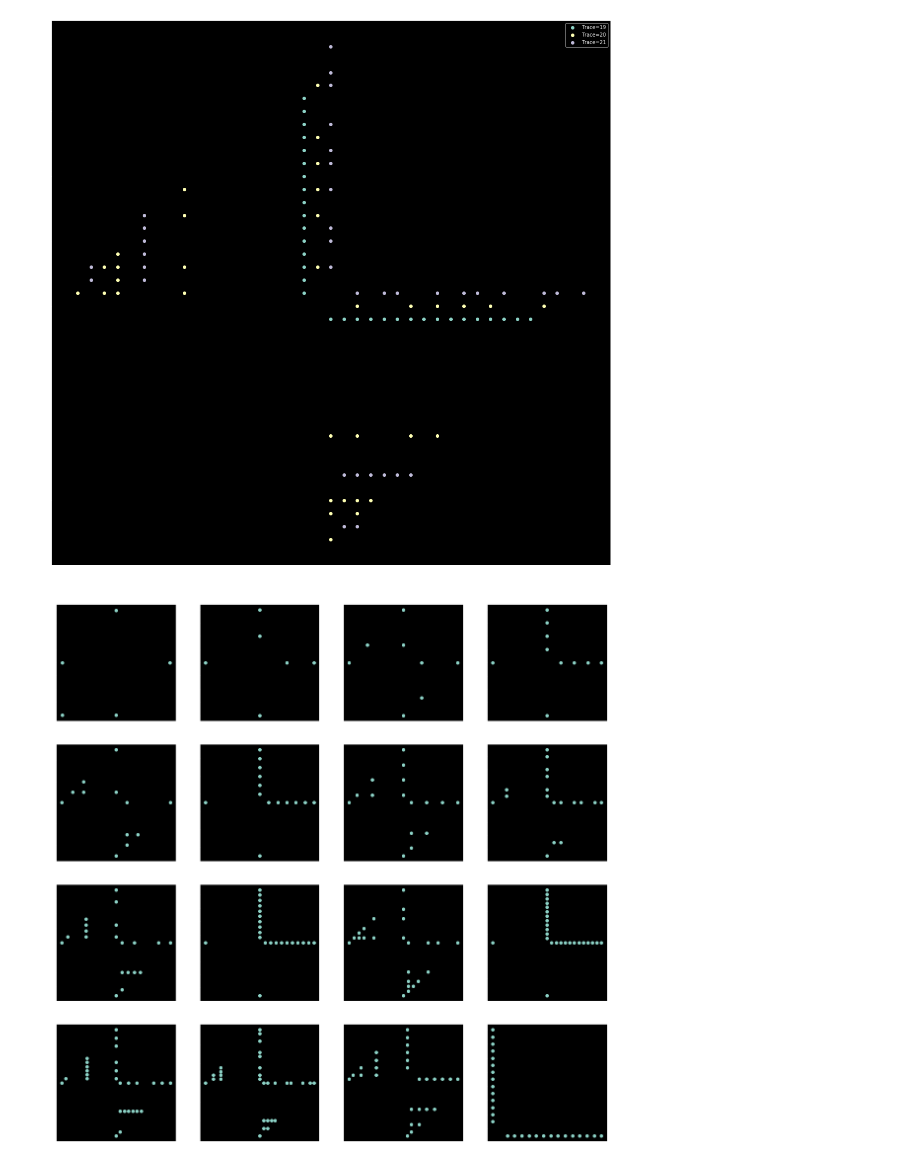
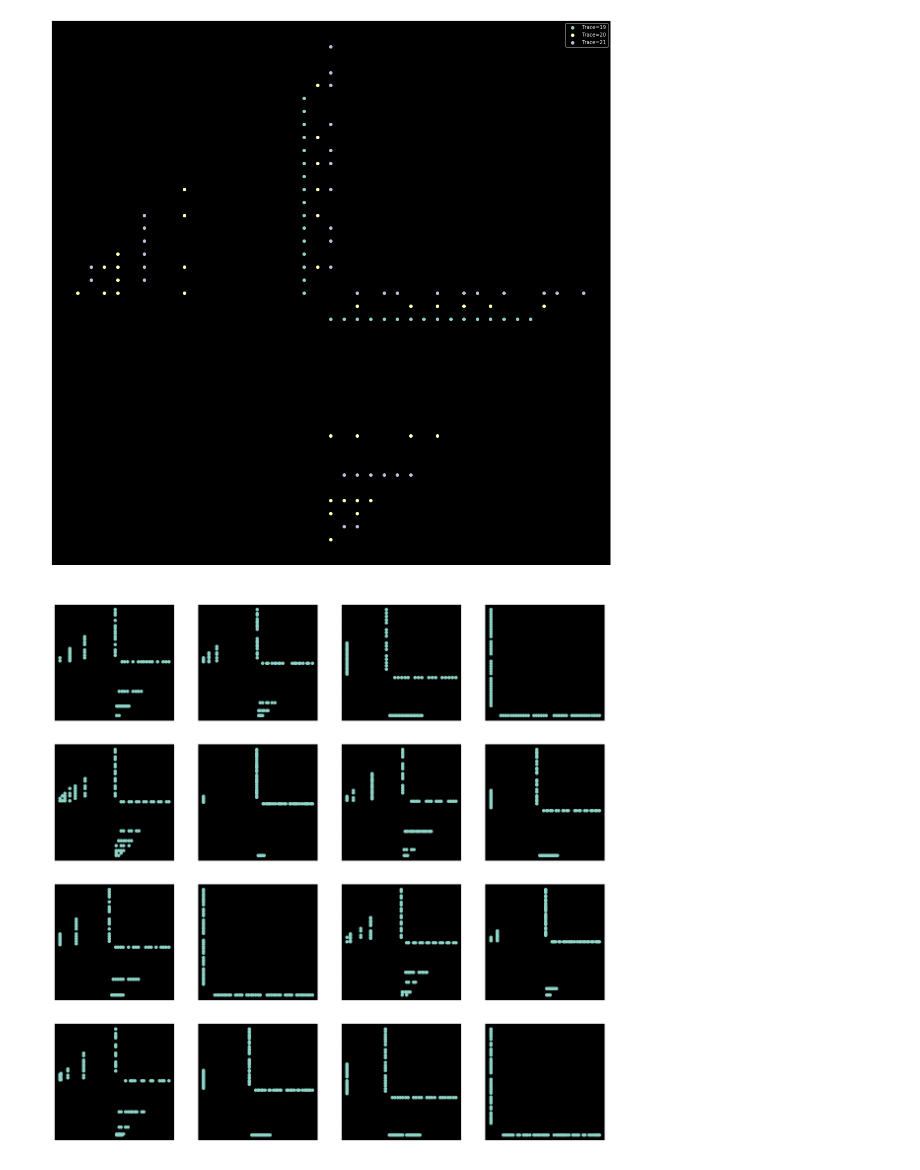
Before and after one commit to tcosmo/groupeModulaire, a Jupyter notebook: Visu.ipynb, the cells around one changed output. Drawn from its saved outputs; the diff is of its cells as text; code cells hidden in the pictures.

```diff
--- a/Visu.ipynb
+++ b/Visu.ipynb
@@ -140,12 +140,13 @@ plt.show()
 [figure]
 # %%
 plt.figure(figsize=(20,20))
-for i in range(2,2+4*4):
-    plt.subplot(4,4,i-1)
-    coords = get_coords_with_trace(coord_and_trace,i)
+offset = 44
+for i in range(0,16):
+    plt.subplot(4,4,i+1)
+    coords = get_coords_with_trace(coord_and_trace,i+offset)
     plt.scatter(coords[:,0], coords[:, 1])
-    plt.title("Trace = {}".format(i))
-plt.savefig("ALotOfTrace.png")
+    plt.title("Trace = {}".format(i+offset))
+plt.savefig("ALotOfTrace2.png")
 plt.show()
 # %% [output]
-[figure, old version]
+[figure, new version]
```
Also changed, not shown: 1 other file.
